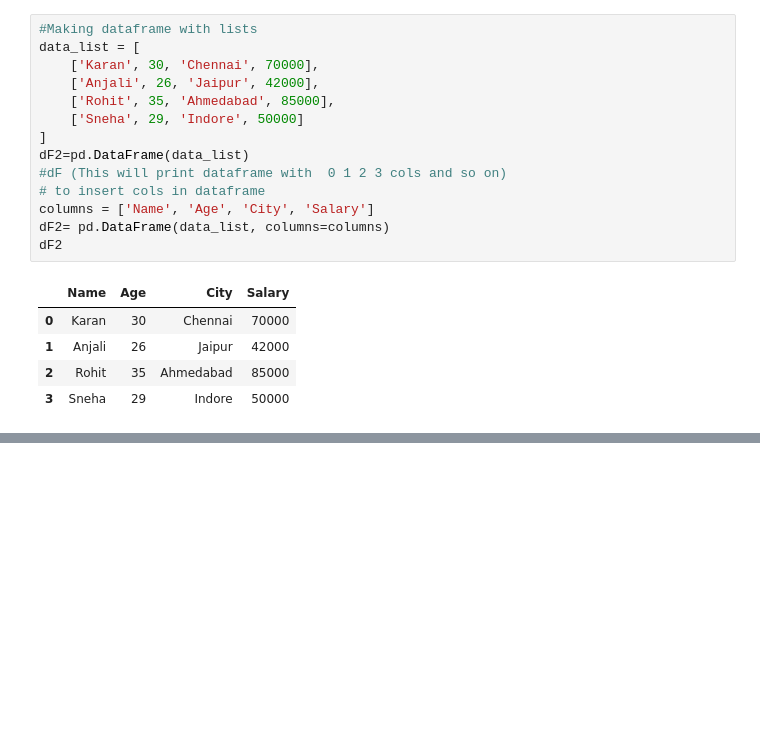
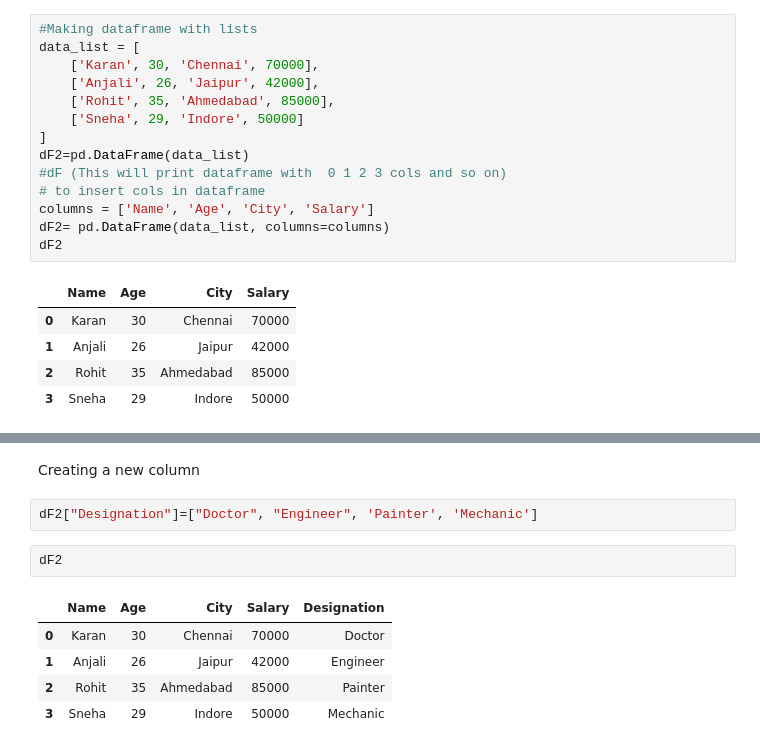
Before and after one commit to Arbaz1506/LearningPandas, a Jupyter notebook: Pandas2.ipynb, the cells around one changed output, grey strips where cells are left out. Drawn from its saved outputs; the diff is of its cells as text; blank space fills up the shorter version.

```diff
--- a/Pandas2.ipynb
+++ b/Pandas2.ipynb
@@ -41,0 +70,12 @@ dF2
+# %% [markdown]
+Creating a new column
+# %%
+dF2["Designation"]=["Doctor", "Engineer", 'Painter', 'Mechanic']
+# %%
+dF2
+# %% [output]
+|  | Name | Age | City | Salary | Designation |
+| 0 | Karan | 30 | Chennai | 70000 | Doctor |
+| 1 | Anjali | 26 | Jaipur | 42000 | Engineer |
+| 2 | Rohit | 35 | Ahmedabad | 85000 | Painter |
+| 3 | Sneha | 29 | Indore | 50000 | Mechanic |
```
Also changed, not shown: parts of 22 cells of this notebook.
